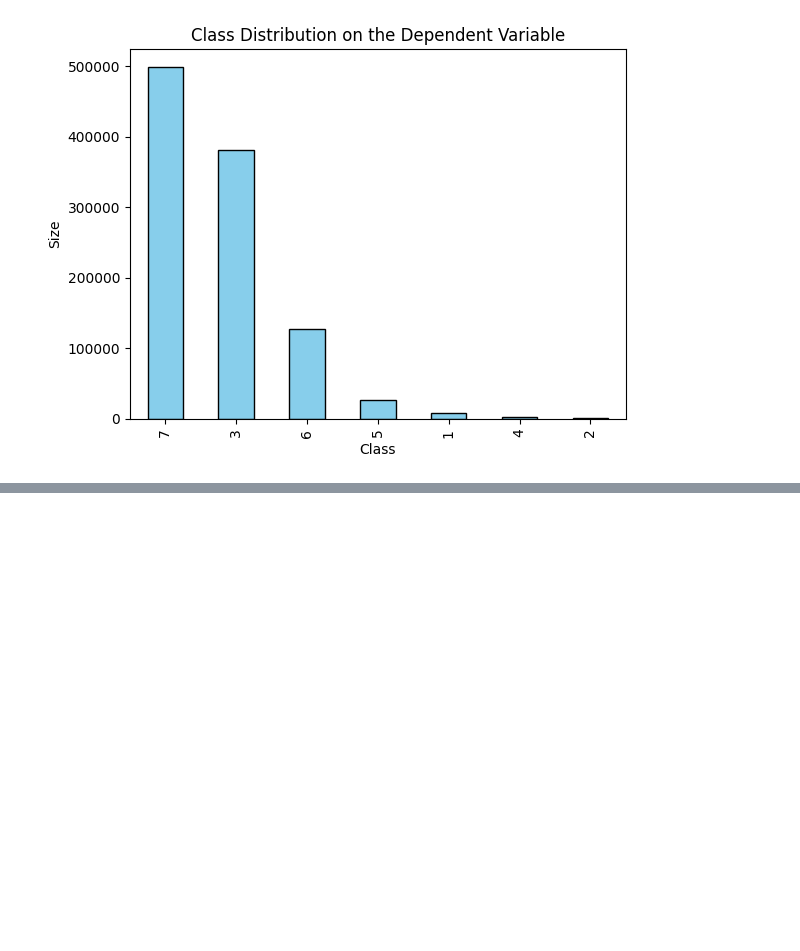
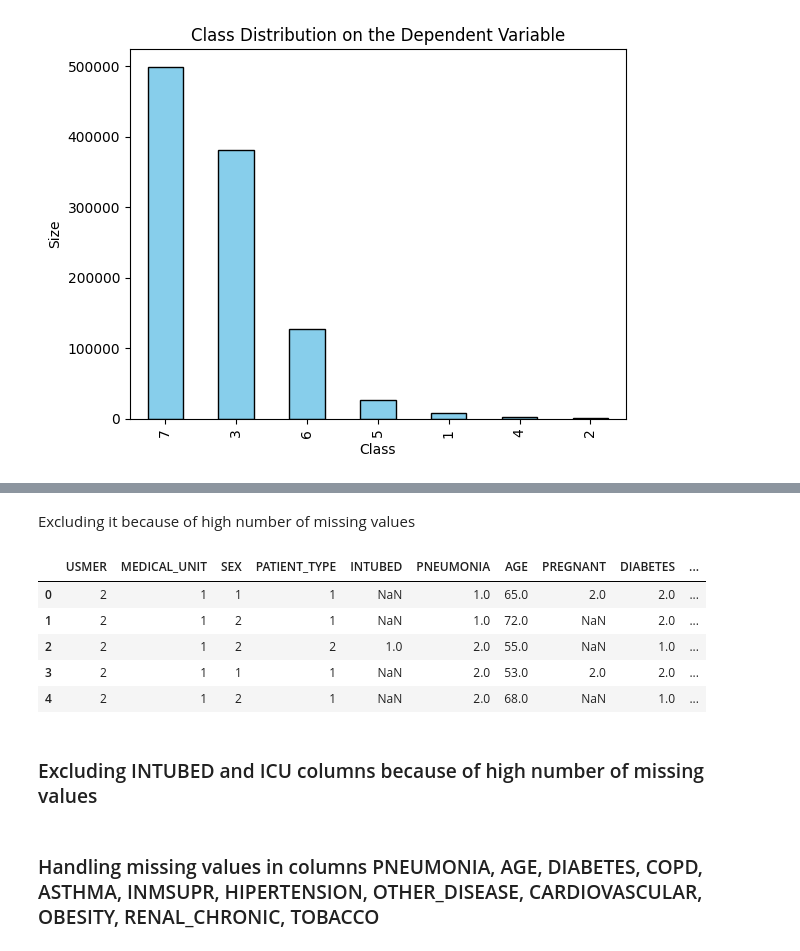
Before and after one commit to dimsparagis0210/MLTask, a Jupyter notebook: ML_Task.ipynb, the cells around one changed output, grey strips where cells are left out. Drawn from its saved outputs; the diff is of its cells as text; code cells hidden in the pictures; blank space fills up the shorter version.

```diff
--- a/ML_Task.ipynb
+++ b/ML_Task.ipynb
@@ -105,0 +110,10 @@ Name: count, dtype: int64
+# %%
+import numpy as np
+
+# Replace placeholders with NaN
+df = df.replace([97, 98, 99], np.nan)
+
+# Iterate over columns and print nullable values
+for col in df.columns:
+    print("Column:", col)
+    print("Nullables:", df[col].isnull().sum())
@@ -105,0 +140,3 @@ Name: count, dtype: int64
+# %%
+df['DEATH'] = [2 if row=='9999-99-99' else 1 for row in df['DATE_DIED']]
+df['DEATH'].value_counts()
@@ -105,0 +149,16 @@ Name: count, dtype: int64
+# %% [markdown]
+Excluding it because of high number of missing values
+# %%
+df = df.drop('DATE_DIED', axis = 1)
+df = df.drop('DEATH', axis = 1)
+
+df.head()
+# %% [output]
+|  | USMER | MEDICAL_UNIT | SEX | PATIENT_TYPE | INTUBED | PNEUMONIA | AGE | PREGNANT | DIABETES | ... |
+| 0 | 2 | 1 | 1 | 1 | NaN | 1.0 | 65.0 | 2.0 | 2.0 | ... |
+| 1 | 2 | 1 | 2 | 1 | NaN | 1.0 | 72.0 | NaN | 2.0 | ... |
+| 2 | 2 | 1 | 2 | 2 | 1.0 | 2.0 | 55.0 | NaN | 1.0 | ... |
+| 3 | 2 | 1 | 1 | 1 | NaN | 2.0 | 53.0 | 2.0 | 2.0 | ... |
+| 4 | 2 | 1 | 2 | 1 | NaN | 2.0 | 68.0 | NaN | 1.0 | ... |
+# %% [markdown]
+### Excluding INTUBED and ICU columns because of high number of missing values
@@ -105,0 +167,2 @@ Name: count, dtype: int64
+# %% [markdown]
+### Handling missing values in columns PNEUMONIA, AGE, DIABETES, COPD, ASTHMA, INMSUPR, HIPERTENSION, OTHER_DISEASE, CARDIOVASCULAR, OBESITY, RENAL_CHRONIC, TOBACCO
```
Also changed, not shown: parts of 22 cells of this notebook.
